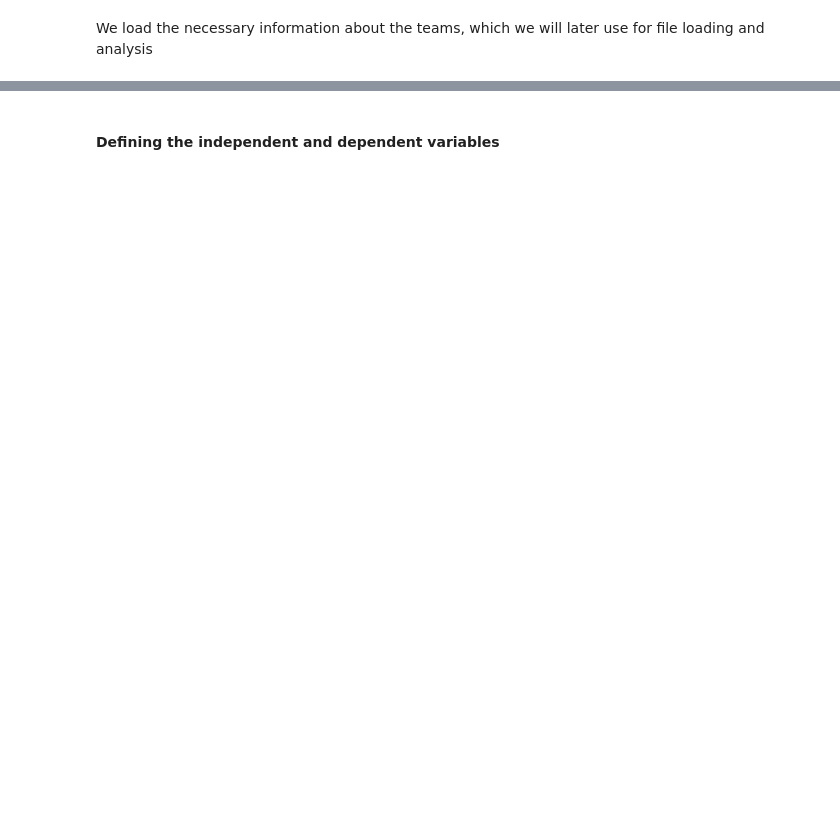
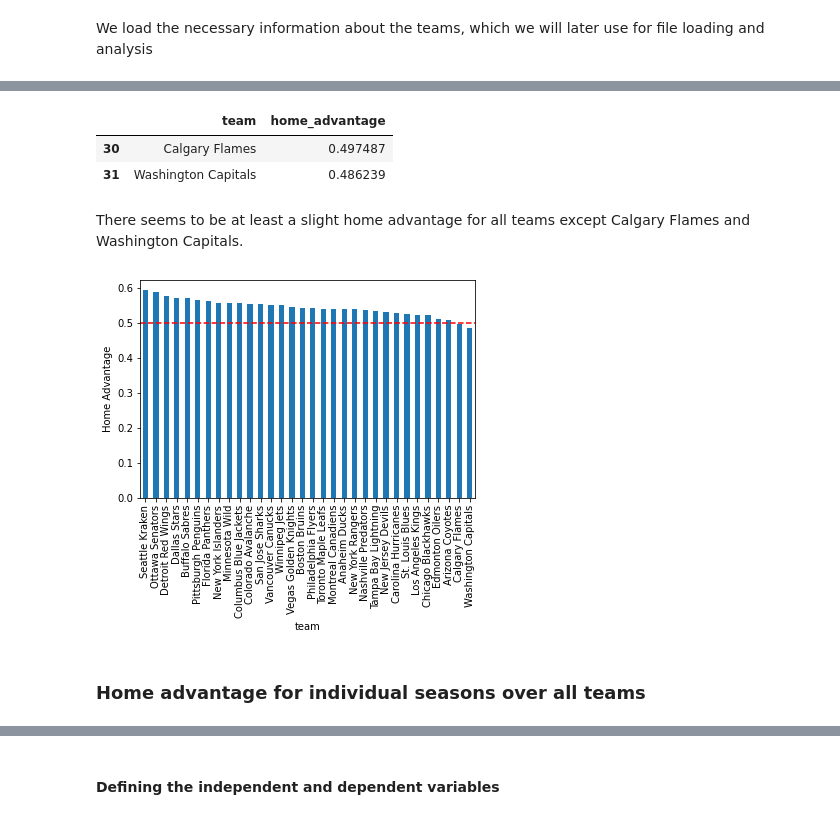
Before and after one commit to pajaKr/nhl_project, a Jupyter notebook: nhl_project.ipynb, the cells around one changed output, grey strips where cells are left out. Drawn from its saved outputs; the diff is of its cells as text; code cells hidden in the pictures; blank space fills up the shorter version.

```diff
--- a/nhl_project.ipynb
+++ b/nhl_project.ipynb
@@ -64,0 +131,18 @@ teams_dict
+# %%
+home_advantages.loc[home_advantages['home_advantage'] < 0.5]
+# %% [output]
+|  | team | home_advantage |
+| 30 | Calgary Flames | 0.497487 |
+| 31 | Washington Capitals | 0.486239 |
+# %% [markdown]
+There seems to be at least a slight home advantage for all teams except Calgary Flames and Washington Capitals.
+# %%
+ha = home_advantages.plot(x = 'team', legend=False, kind = "bar")
+plt.ylabel("Home Advantage")
+plt.axhline(y= 0.5,color='red', linestyle ='dashed')
+plt.xticks(rotation='vertical')
+plt.show()
+# %% [output]
+[figure, added]
+# %% [markdown]
+### Home advantage for individual seasons over all teams
```
Also changed, not shown: parts of 162 cells of this notebook.
